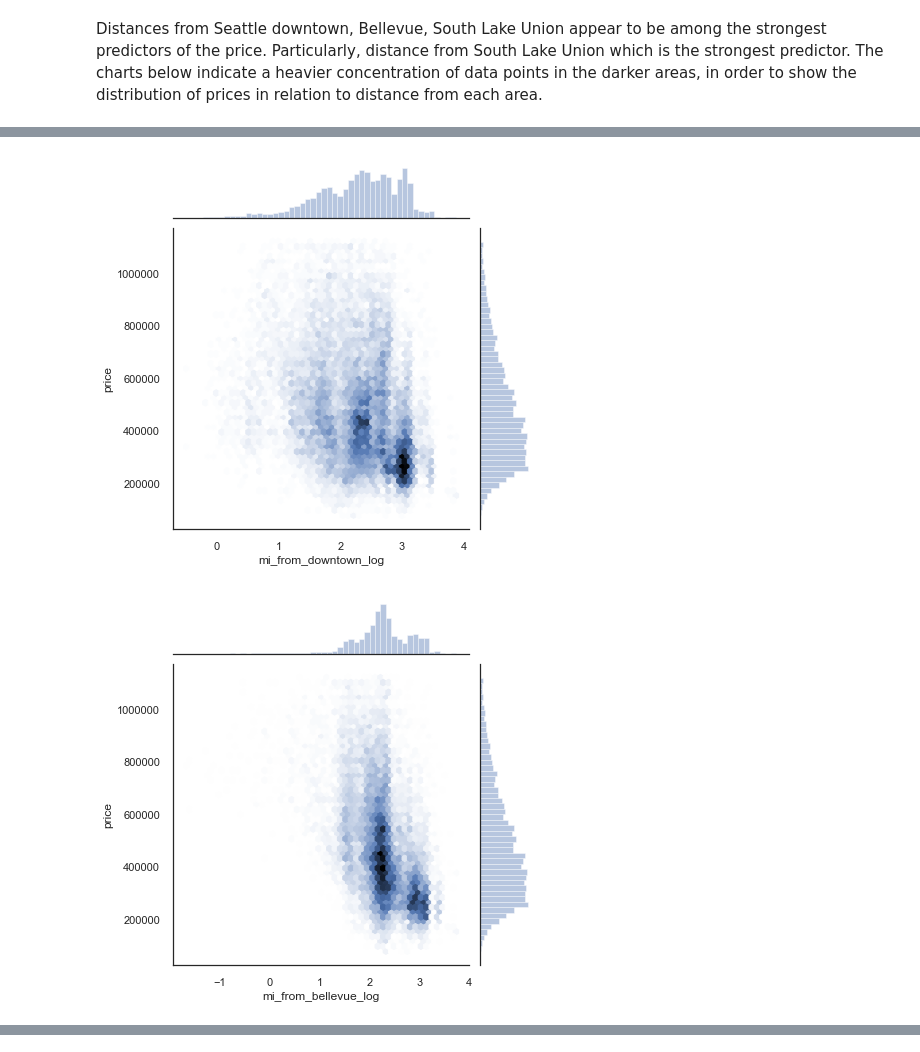
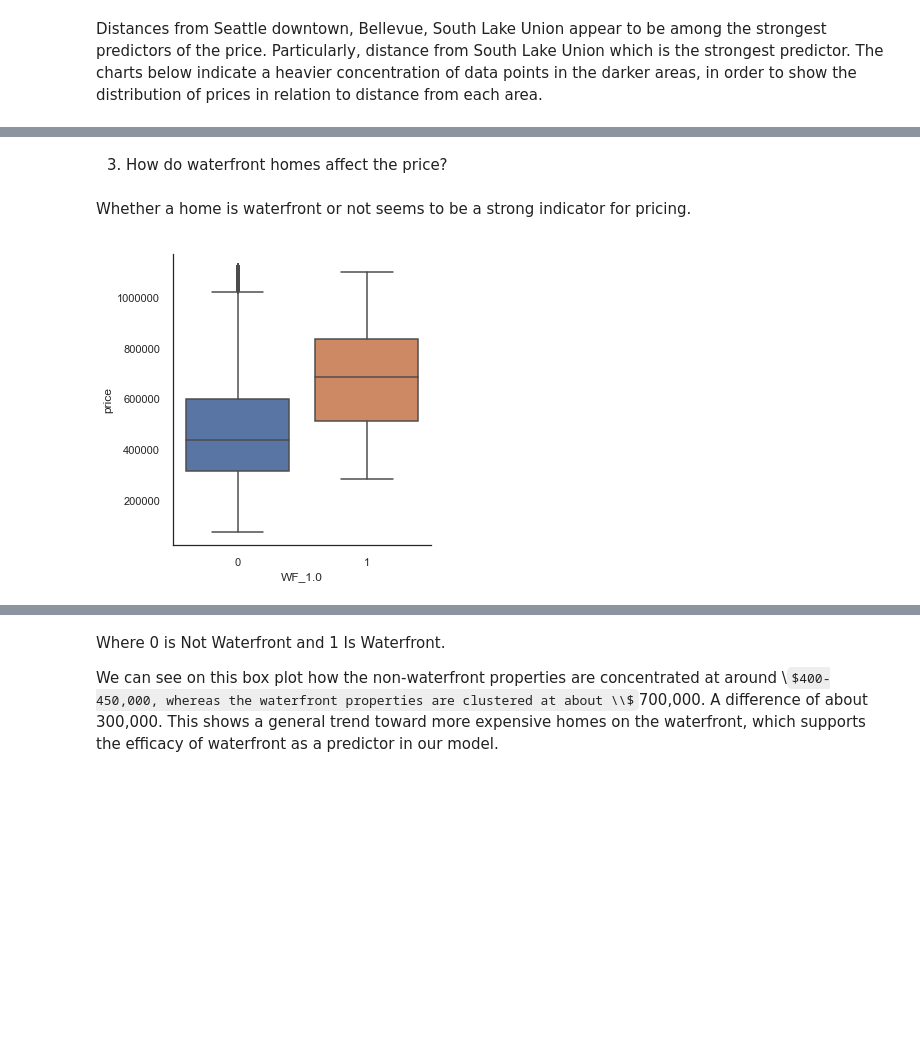
Before and after one commit to AnnaLara/dsc-1-final-project, a Jupyter notebook: final_notebook.ipynb, the cells around one changed output, grey strips where cells are left out. Cells and saved outputs as stored; diff of their text form; code cells hidden in the pictures; some formulas as TeX source; blank space fills up the shorter version.

```diff
--- a/final_notebook.ipynb
+++ b/final_notebook.ipynb
@@ -660,6 +660,7 @@ predictors.head()
 seattle_downtown = (47.6062, -122.3321)
 # %%
 predictors['mi_from_downtown'] = list(map(lambda x,y: geodesic(seattle_downtown,(x,y)).miles, predictors['lat'],predictors['long']))
+df_complete['mi_from_downtown'] = predictors['mi_from_downtown']
 # %%
 predictors.head()
 # %% [output]
@@ -949,6 +950,7 @@ new_predictors['long'] = df_complete['long']
 bellevue = (47.610378, -122.200676)
 
 new_predictors['mi_from_bellevue'] = list(map(lambda x,y: geodesic(bellevue,(x,y)).miles, new_predictors['lat'],new_predictors['long']))
+df_complete['mi_from_bellevue'] = new_predictors['mi_from_bellevue']
 # %%
 new_predictors['mi_from_bellevue_log'] = np.log(new_predictors['mi_from_bellevue'])
 # %%
@@ -1035,6 +1037,7 @@ new_predictors['lat'] = df_complete['lat']
 new_predictors['long'] = df_complete['long']
 
 new_predictors['mi_from_south_lake'] = list(map(lambda x,y: geodesic(south_lake_union,(x,y)).miles, new_predictors['lat'],new_predictors['long']))
+df_complete['mi_from_south_lake'] = new_predictors['mi_from_south_lake']
 # %%
 new_predictors['mi_from_south_lake_log'] = np.log(new_predictors['mi_from_south_lake'])
 # %%
@@ -1319,11 +1354,15 @@ Distances from Seattle downtown, Bellevue, South Lake Union appear to be among t
+# %% [markdown]
+3. How do waterfront homes affect the price?
+# %% [markdown]
+Whether a home is waterfront or not seems to be a strong indicator for pricing.
 # %%
-places = ['mi_from_downtown_log','mi_from_bellevue_log','mi_from_south_lake_log']
 df_pred = final_predictors.copy()
-df_pred['price'] = df.loc[(df['price'] < upper) & (df['price'] > lower),'price']
+df_pred['price'] = df_complete.loc[(df['price'] < upper) & (df['price'] > lower),'price']
 
-for col in places:
-    sns.jointplot(col, 'price', data=df_pred, kind='hex')
-    plt.show()
+sns.catplot(x='WF_1.0', y="price", data=df_pred, kind='box')
+    #g.plot_joint(plt.scatter, s=30, c='', linewidth=1, marker="+")
+    #g.ax_joint.collections[0].set_alpha(0)
+#g.set_axis_labels("Is Waterfront", "House Price in Dollars");
+plt.show()
 # %% [output]
-[figure, old version]
+[figure, new version]
-[figure, removed]
@@ -1330,0 +1369,4 @@ for col in places:
+# %% [markdown]
+Where 0 is Not Waterfront and 1 Is Waterfront.
+
+We can see on this box plot how the non-waterfront properties are concentrated at around \\$400-450,000, whereas the waterfront properties are clustered at about \\$700,000. A difference of about 300,000. This shows a general trend toward more expensive homes on the waterfront, which supports the efficacy of waterfront as a predictor in our model.
```
Also changed, not shown: parts of 24 cells of this notebook, 1 other file.
